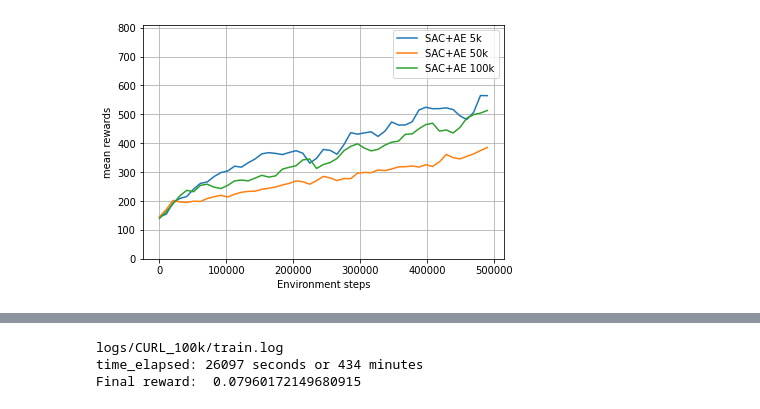
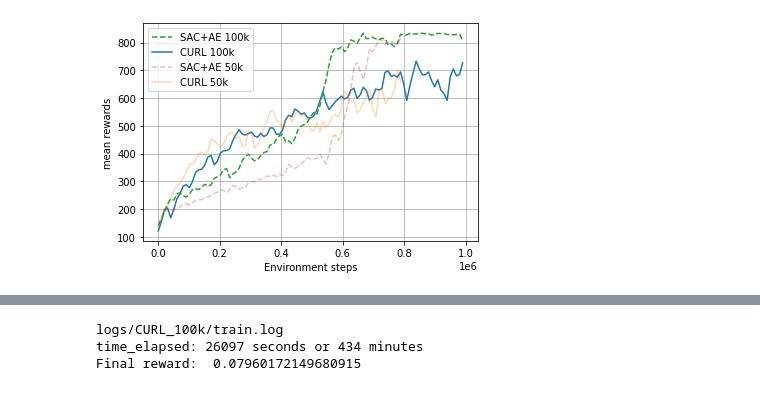
Before and after one commit to gijskoning/ReproducingCURL, a Jupyter notebook: plot.ipynb, the cells around one changed output, grey strips where cells are left out. Saved outputs shown, nothing was run; the diff lists cells and outputs as text; code cells hidden in the pictures.

```diff
--- a/plot.ipynb
+++ b/plot.ipynb
@@ -59,66 +59,67 @@ average_over_last_steps = 20000
 max_step = 5e5
 cal_mean_each_step = 10000
 plots = [0, 0, 0]
-_, plots[0] = plot_data("CURL_5k/train.log", average_over_last_steps=average_over_last_steps,
+_, plots[0] = plot_data("CURL_100k/train.log", average_over_last_steps=average_over_last_steps,
                         calculate_average_each_step=cal_mean_each_step, max_step=max_step)
 _, plots[1] = plot_data("CURL_50k/train.log", average_over_last_steps=average_over_last_steps,
                         calculate_average_each_step=cal_mean_each_step, max_step=max_step)
-_, plots[2] = plot_data("CURL_100k/train.log", average_over_last_steps=average_over_last_steps,
+_, plots[2] = plot_data("CURL_5k/train.log", average_over_last_steps=average_over_last_steps,
                         calculate_average_each_step=cal_mean_each_step, max_step=max_step)
 print(plots)
-plt.ylim((0,820))
-plt.legend(plots, ["Curl 5k", "Curl 50k", "Curl 100k"])
-plt.grid()
-plt.tight_layout()
-plt.savefig("docs/images/CURL_replay_compare")
-plt.show()
-max_step  =5e5
-plots = [0, 0, 0]
-_, plots[0] = plot_data("SAC-AE_5k/train.log", average_over_last_steps=average_over_last_steps,
-                        calculate_average_each_step=cal_mean_each_step, max_step=max_step)
-_, plots[1] = plot_data("SAC-AE_50k/train.log", average_over_last_steps=average_over_last_steps,
-                        calculate_average_each_step=cal_mean_each_step, max_step=max_step)
-_, plots[2] = plot_data("SAC-AE_100k/train.log", average_over_last_steps=average_over_last_steps,
-                        calculate_average_each_step=cal_mean_each_step, max_step=max_step)
+# plt.legend(plots, ["Curl 5k", "Curl 50k", "Curl 100k"])
+# plt.savefig("docs/images/CURL_replay_compare")
+# plt.show()
+_, plot = plot_data("SAC-AE_100k/train.log", average_over_last_steps=average_over_last_steps,
+                        calculate_average_each_step=cal_mean_each_step, max_step=max_step, linestyle='dashed')
+plots.append(plot)
+_, plot = plot_data("SAC-AE_50k/train.log", average_over_last_steps=average_over_last_steps,
+                        calculate_average_each_step=cal_mean_each_step, max_step=max_step, linestyle='dashed')
+plots.append(plot)
+_, plot = plot_data("SAC-AE_5k/train.log", average_over_last_steps=average_over_last_steps,
+                        calculate_average_each_step=cal_mean_each_step, max_step=max_step, linestyle='dashed')
+plots.append(plot)
 print(plots)
-plt.legend(plots, ["SAC+AE 5k", "SAC+AE 50k", "SAC+AE 100k"])
+plt.legend(plots, ["Curl 100k", "Curl 50k","Curl 5k"]+["SAC+AE 100k", "SAC+AE 50k","SAC+AE 5k"])
 plt.ylim((0,820))
 plt.grid()
 plt.tight_layout()
-plt.savefig("docs/images/SAC-AE_replay_compare")
+# plt.savefig("docs/images/SAC-AE_replay_compare")
+plt.savefig("docs/images/CURL_and_Sac_compare")
 plt.show()
 # plot comparison of SAC-AE and CURL
-max_step  =5e5
-average_over_last_steps = 20000
-cal_mean_each_step = 5000
+# max_step  =5e5
+# average_over_last_steps = 20000
+# cal_mean_each_step = 5000
 
-plots = [0] * 4
-plots[0] = plot_data("SAC-AE_100k/train.log", average_over_last_steps=average_over_last_steps,
-                     calculate_average_each_step=cal_mean_each_step, max_step=max_step)[1]
-plots[1] = plot_data("CURL_100k/train.log", average_over_last_steps=average_over_last_steps,
-                     calculate_average_each_step=cal_mean_each_step, max_step=max_step)[1]
-plots[2] = plot_data("SAC-AE_50k/train.log", average_over_last_steps=average_over_last_steps,
-                     calculate_average_each_step=cal_mean_each_step, max_step=max_step, alpha=0.3)[1]
-plots[3] = plot_data("CURL_50k/train.log", average_over_last_steps=average_over_last_steps,
-                     calculate_average_each_step=cal_mean_each_step, max_step=max_step, alpha=0.3)[1]
-print(plots)
-plt.legend(plots, ["SAC+AE 100k", "CURL 100k", "SAC+AE 50k", "CURL 50k"])
+# plots = [0] * 4
+# plots[0] = plot_data("SAC-AE_100k/train.log", average_over_last_steps=average_over_last_steps,
+#                      calculate_average_each_step=cal_mean_each_step, max_step=max_step)[1]
+# plots[1] = plot_data("CURL_100k/train.log", average_over_last_steps=average_over_last_steps,
+#                      calculate_average_each_step=cal_mean_each_step, max_step=max_step)[1]
+# plots[2] = plot_data("SAC-AE_50k/train.log", average_over_last_steps=average_over_last_steps,
+#                      calculate_average_each_step=cal_mean_each_step, max_step=max_step, alpha=0.3)[1]
+# plots[3] = plot_data("CURL_50k/train.log", average_over_last_steps=average_over_last_steps,
+#                      calculate_average_each_step=cal_mean_each_step, max_step=max_step, alpha=0.3)[1]
+# print(plots)
+# plt.legend(plots, ["SAC+AE 100k", "CURL 100k", "SAC+AE 50k", "CURL 50k"])
 
-plt.ylim((0,820))
-plt.grid()
-plt.savefig("docs/images/compare_sac_and_curl")
-plt.show()
+# plt.ylim((0,820))
+# plt.grid()
+# plt.savefig("docs/images/compare_sac_and_curl")
+# plt.show()
 max_step  =1e6
 
 plots = [0] * 4
-plots[0] = plot_data("SAC-AE_100k/train.log", average_over_last_steps=average_over_last_steps,
-                     calculate_average_each_step=cal_mean_each_step, max_step=max_step)[1]
 plots[1] = plot_data("CURL_100k/train.log", average_over_last_steps=average_over_last_steps,
                      calculate_average_each_step=cal_mean_each_step, max_step=max_step)[1]
-plots[2] = plot_data("SAC-AE_50k/train.log", average_over_last_steps=average_over_last_steps,
-                     calculate_average_each_step=cal_mean_each_step, max_step=max_step, alpha=0.3)[1]
 plots[3] = plot_data("CURL_50k/train.log", average_over_last_steps=average_over_last_steps,
                      calculate_average_each_step=cal_mean_each_step, max_step=max_step, alpha=0.3)[1]
+plots[0] = plot_data("SAC-AE_100k/train.log", average_over_last_steps=average_over_last_steps,
+                     calculate_average_each_step=cal_mean_each_step, max_step=max_step, linestyle='dashed')[1]
+
+plots[2] = plot_data("SAC-AE_50k/train.log", average_over_last_steps=average_over_last_steps,
+                     calculate_average_each_step=cal_mean_each_step, max_step=max_step, alpha=0.3, linestyle='dashed')[1]
+
 print(plots)
 plt.legend(plots, ["SAC+AE 100k", "CURL 100k", "SAC+AE 50k", "CURL 50k"])
 plt.grid()
@@ -162 +176 @@ Final reward:  513.2250201843834
-[figure, old version]
+[figure, new version]
```
Also changed, not shown: parts of 7 cells of this notebook, 12 other files.
